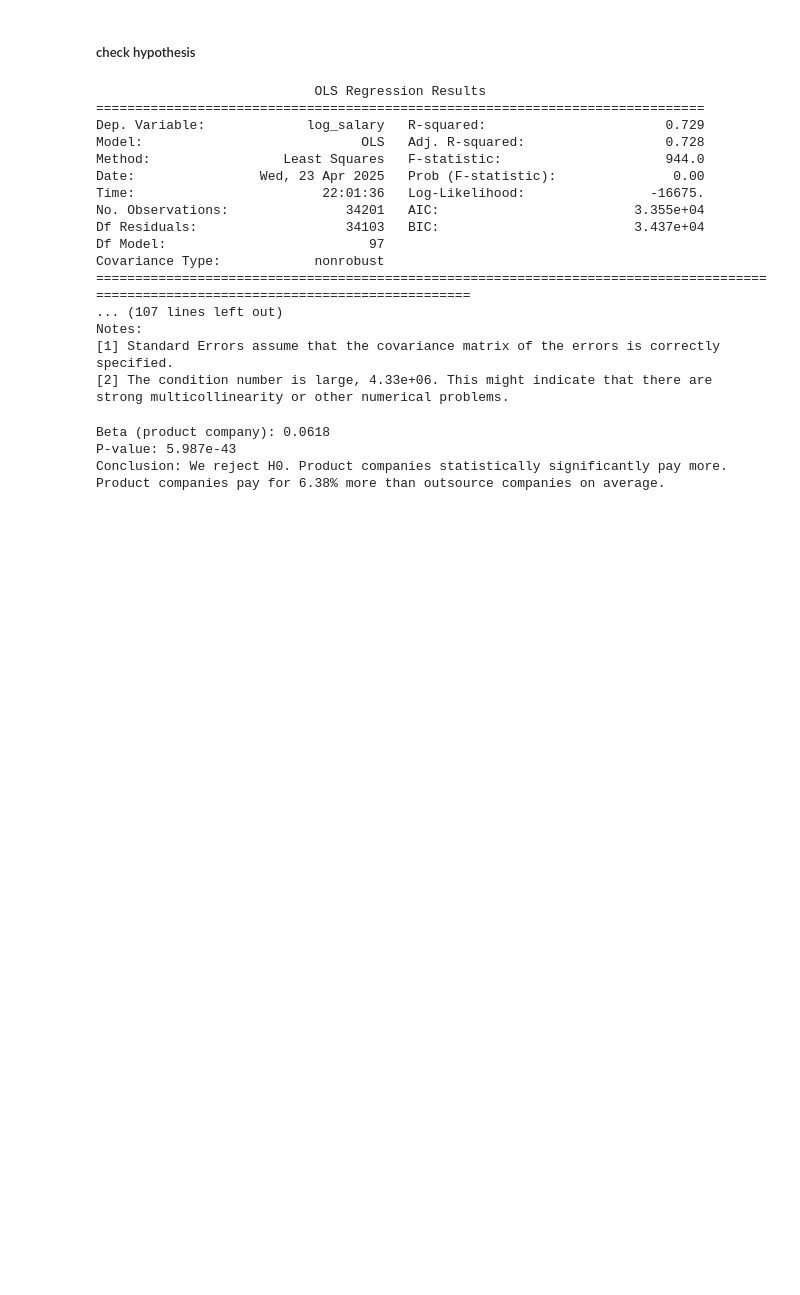
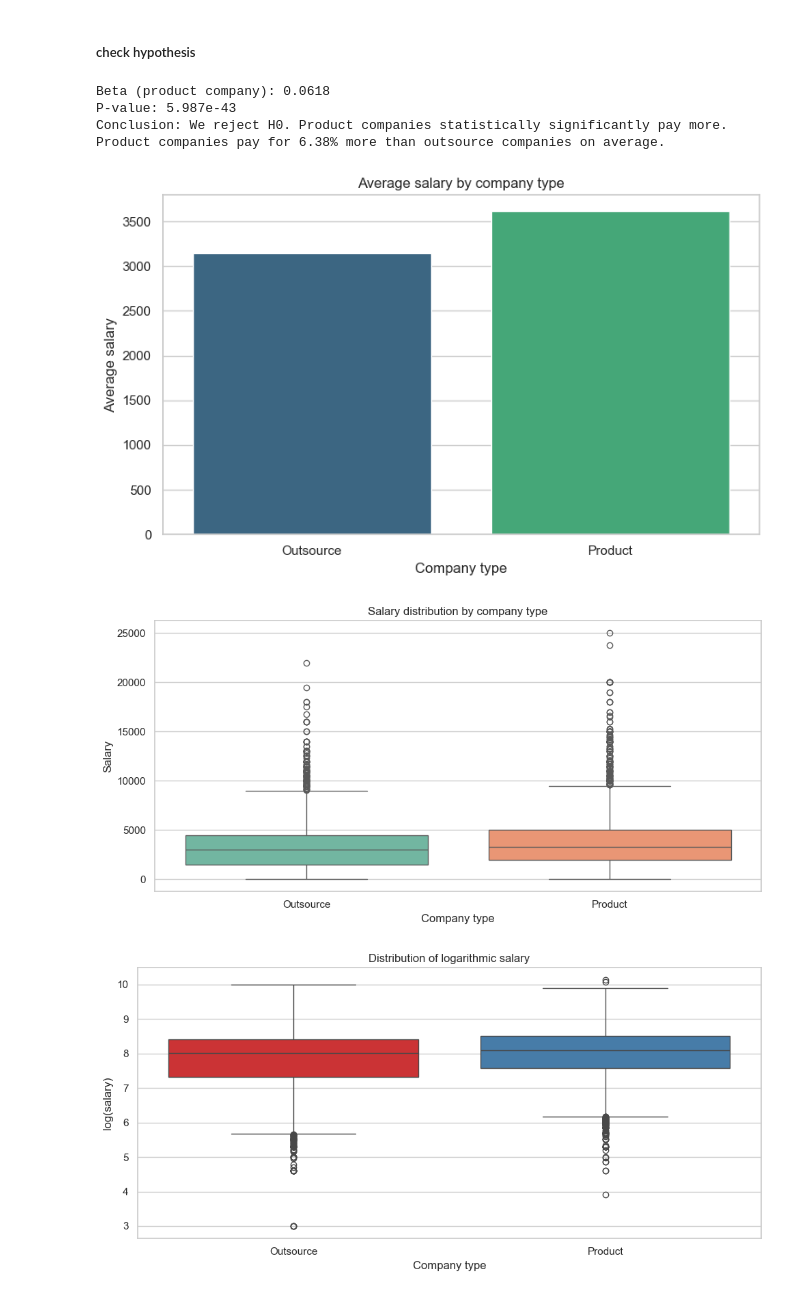
Before and after one commit to Danylo-Ik/Econometrics-Project-IT, a Jupyter notebook: it_salaries.ipynb, the cells around one changed output. Saved outputs shown, nothing was run; the diff lists cells and outputs as text; code cells hidden in the pictures; blank space fills up the shorter version.

```diff
--- a/it_salaries.ipynb
+++ b/it_salaries.ipynb
@@ -320,37 +352,5 @@ strong multicollinearity or other numerical problems.
 # %% [markdown]
 ##### check hypothesis
-# %%
-data = data.dropna(subset=[
-    "salary", "total_experience", "english_level", "title", "male",
-    "company_type", "full_time", "year", "programming_language"
-])
-
-
-data["log_salary"] = np.log(data["salary"])
-data["company_type_product"] = (data["company_type"] == "Продуктова").astype(int)
-
-formula = """log_salary ~ company_type_product + total_experience + english_level + male + full_time + year + C(title) + C(programming_language)"""
-
-model = smf.ols(formula=formula, data=data).fit()
-print(model.summary())
-# %% [output]
-                            OLS Regression Results
-==============================================================================
-Dep. Variable:             log_salary   R-squared:                       0.729
-Model:                            OLS   Adj. R-squared:                  0.728
-Method:                 Least Squares   F-statistic:                     944.0
-Date:                Wed, 23 Apr 2025   Prob (F-statistic):               0.00
-Time:                        22:01:36   Log-Likelihood:                -16675.
-No. Observations:               34201   AIC:                         3.355e+04
-Df Residuals:                   34103   BIC:                         3.437e+04
-Df Model:                          97
-Covariance Type:            nonrobust
-======================================================================================================================================
-... (107 lines left out)
-Notes:
-[1] Standard Errors assume that the covariance matrix of the errors is correctly specified.
-[2] The condition number is large, 4.33e+06. This might indicate that there are
-strong multicollinearity or other numerical problems.
 # %%
 beta = model.params['company_type_product']
 p_value = model.pvalues['company_type_product']
@@ -370,3 +370,38 @@ Beta (product company): 0.0618
 P-value: 5.987e-43
 Conclusion: We reject H0. Product companies statistically significantly pay more.
 Product companies pay for 6.38% more than outsource companies on average.
+# %%
+avg_salary_by_type = data.groupby("company_type_product")["salary"].mean().reset_index()
+avg_salary_by_type["company_type"] = avg_salary_by_type["company_type_product"].map({0: "Outsource", 1: "Product"})
+
+plt.figure(figsize=(8, 5))
+sns.barplot(data=avg_salary_by_type, x="company_type", y="salary", palette="viridis")
+plt.title("Average salary by company type")
+plt.ylabel("Average salary")
+plt.xlabel("Company type")
+plt.tight_layout()
+plt.show()
+
+
+plt.figure(figsize=(10, 5))
+sns.boxplot(data=data, x="company_type_product", y="salary", palette="Set2")
+plt.xticks([0, 1], ["Outsource", "Product"])
+plt.title("Salary distribution by company type")
+plt.ylabel("Salary")
+plt.xlabel("Company type")
+plt.tight_layout()
+plt.show()
+
+
+plt.figure(figsize=(10, 5))
+sns.boxplot(data=data, x="company_type_product", y="log_salary", palette="Set1")
+plt.xticks([0, 1], ["Outsource", "Product"])
+plt.title("Distribution of logarithmic salary")
+plt.ylabel("log(salary)")
+plt.xlabel("Company type")
+plt.tight_layout()
+plt.show()
+# %% [output]
+[figure, added]
+[figure, added]
+[figure, added]
```
Also changed, not shown: parts of 11 cells of this notebook.
